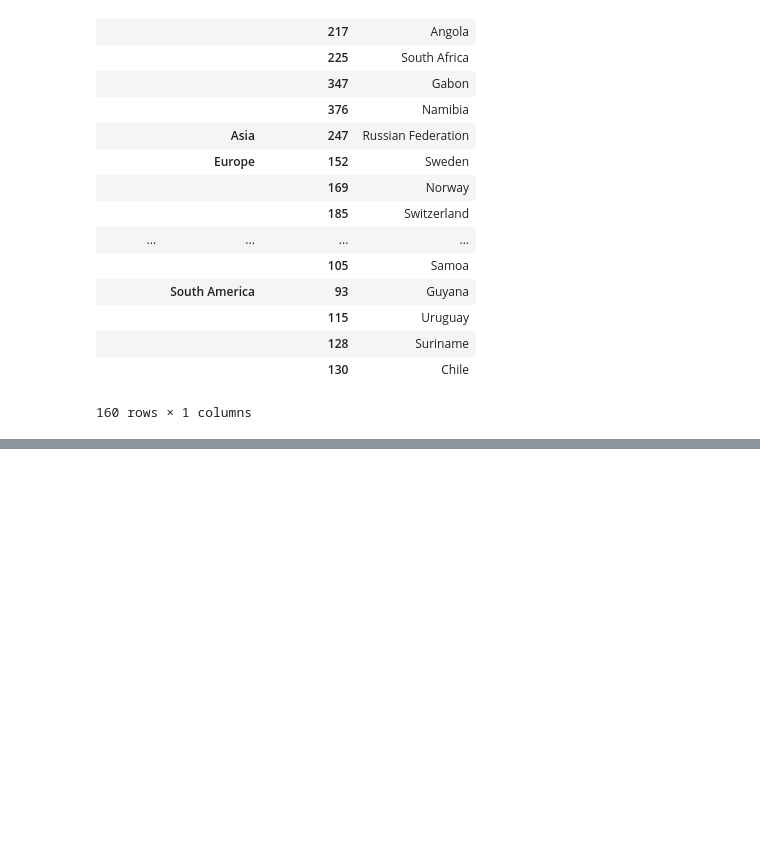
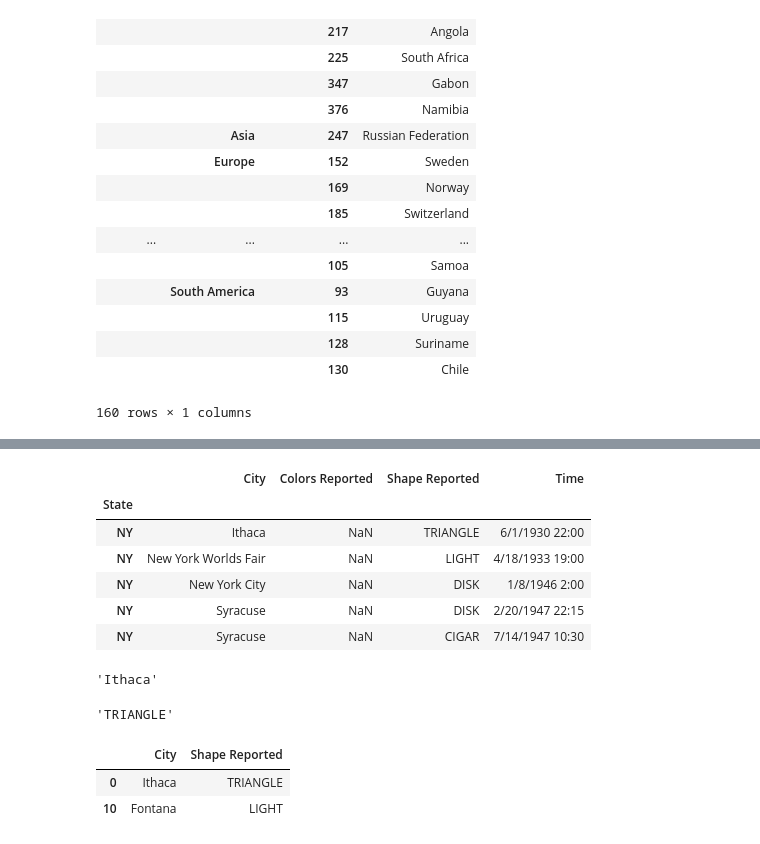
Before and after one commit to diegopmayer/python, a Jupyter notebook: pandas/data-manipulation-pandas.ipynb, the cells around one changed output, grey strips where cells are left out. Cells and saved outputs as stored; diff of their text form; code cells hidden in the pictures; blank space fills up the shorter version.

Commit message:
iloc e loc para localização

```diff
--- a/pandas/data-manipulation-pandas.ipynb
+++ b/pandas/data-manipulation-pandas.ipynb
@@ -1606,0 +1630,28 @@ drinks_7.sum()
+# %%
+ufo_index = pd.read_csv('dataset/ufo.csv')
+# %%
+ufo_label = ufo_index.set_index(['State'])
+# %%
+ufo_label.loc['NY'].head()
+# %% [output]
+|  | City | Colors Reported | Shape Reported | Time |
+| State |  |  |  |  |
+| NY | Ithaca | NaN | TRIANGLE | 6/1/1930 22:00 |
+| NY | New York Worlds Fair | NaN | LIGHT | 4/18/1933 19:00 |
+| NY | New York City | NaN | DISK | 1/8/1946 2:00 |
+| NY | Syracuse | NaN | DISK | 2/20/1947 22:15 |
+| NY | Syracuse | NaN | CIGAR | 7/14/1947 10:30 |
+# %%
+ufo.iloc[0,0]
+# %% [output]
+'Ithaca'
+# %%
+ufo.iloc[0,2]
+# %% [output]
+'TRIANGLE'
+# %%
+ufo.iloc[[0,10], [0,2]]
+# %% [output]
+|  | City | Shape Reported |
+| 0 | Ithaca | TRIANGLE |
+| 10 | Fontana | LIGHT |
```
Also changed, not shown: parts of 3 cells of this notebook.
